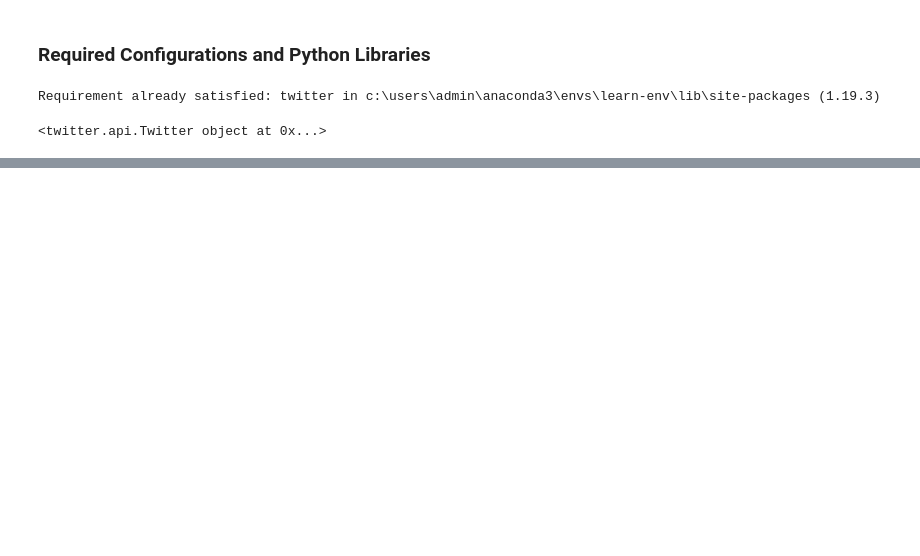
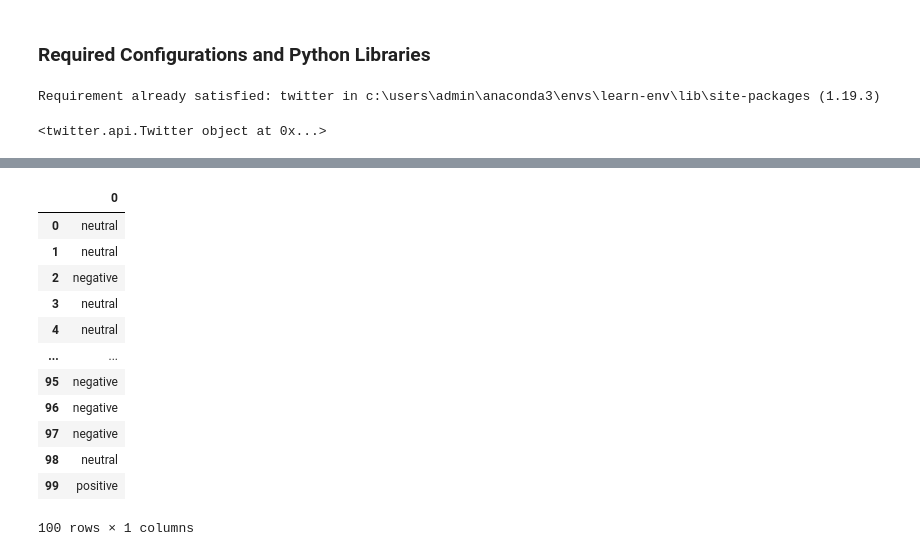
Before and after one commit to feelgd777/nlp_tweets, a Jupyter notebook: data_cleaning.ipynb, the cells around one changed output, grey strips where cells are left out. Drawn from its saved outputs; the diff is of its cells as text; code cells hidden in the pictures; blank space fills up the shorter version.

Commit message:
twitter data

```diff
--- a/data_cleaning.ipynb
+++ b/data_cleaning.ipynb
@@ -502,0 +550,11 @@ print(twitter_api)
+# %%
+def get_tweets(hashtag, number):
+    list_of_tweets =[]
+    list_of_dirty_tweets =[]
+    search_results = twitter_api.search.tweets(q=hashtag, count=number)
+    print(hashtag + ':' + str(len(search_results['statuses'])) + "\n")
+    for num in range(len(search_results['statuses'])):
+        list_of_tweets.append(process_text(search_results['statuses'][num]['text']))
+        list_of_dirty_tweets.append(search_results['statuses'][num]['text'])
+
+    return list_of_tweets, list_of_dirty_tweets
@@ -502,0 +570,14 @@ print(twitter_api)
+# %%
+X_real_by_airline = {}
+for column_name, hashtag  in airlines_dict.items():
+    X_real_one_airline = pd.DataFrame(get_tweets(hashtag, 1000)[0], columns=['processed_text'])
+    for other_col_name in airlines_dict.keys():
+        if other_col_name == column_name:
+            X_real_one_airline[column_name] = 1
+        else:
+            X_real_one_airline[other_col_name] = 0
+
+    X_real_by_airline[column_name] = X_real_one_airline
+
+
+#X_real = pd.DataFrame(get_tweets('#DeltaAirlines', 7), columns=['processed_text'])
@@ -503,3 +596,29 @@ print(twitter_api)
+# %%
+sparse_out2 = vectorizer.transform(X_real_by_airline['Delta']['processed_text'])
+tfidf_df_real = pd.DataFrame(data = sparse_out2.toarray(),
+                        columns = vectorizer.get_feature_names(), index = X_real_by_airline['Delta'].index)
+
+
+X_real_by_airline['Delta'].drop(['processed_text'], axis=1, inplace = True)
+X_real_vec = X_real_by_airline['Delta'].join(tfidf_df_real)
+# %%
+preds = lr.predict(X_real_vec)
+# %%
+pd.concat(pd.DataFrame(preds), pd.DataFrame()
+# %% [output]
+|  | 0 |
+| 0 | neutral |
+| 1 | neutral |
+| 2 | negative |
+| 3 | neutral |
+| 4 | neutral |
+| ... | ... |
+| 95 | negative |
+| 96 | negative |
+| 97 | negative |
+| 98 | neutral |
+| 99 | positive |
+100 rows × 1 columns
 # %%
 q = '#Southwest'
 
```
Also changed, not shown: parts of 30 cells of this notebook.
